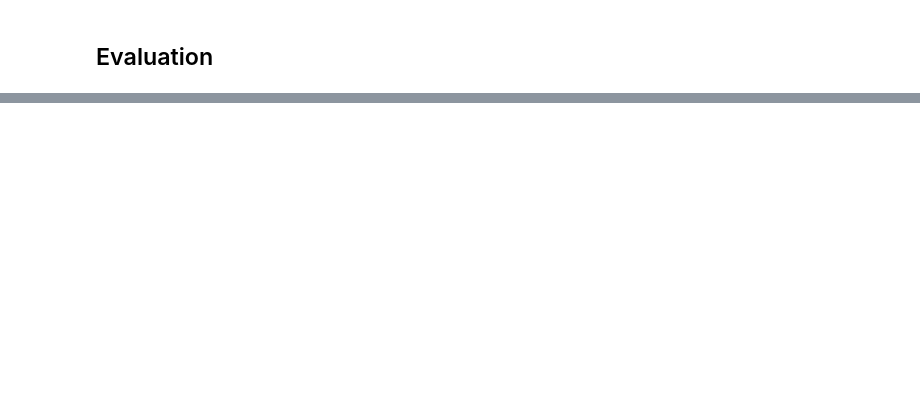
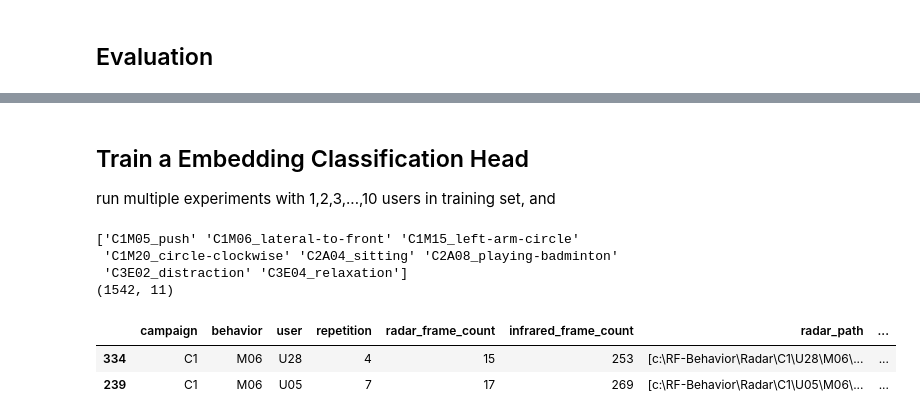
Before and after one commit to anasdev1204/CoDaS-Radar-based-Sentiment-Analysis-and-recognition, a Jupyter notebook: mudassar/training.ipynb, the cells around one changed output, grey strips where cells are left out. Saved outputs shown, nothing was run; the diff lists cells and outputs as text; code cells hidden in the pictures; blank space fills up the shorter version.

```diff
--- a/mudassar/training.ipynb
+++ b/mudassar/training.ipynb
@@ -629,0 +748,22 @@ playing-badminton       1.00      0.02      0.04       192
+# %% [markdown]
+## Train a Embedding Classification Head
+
+run multiple experiments with 1,2,3,...,10 users in training set, and
+# %%
+# dataset = pd.read_csv("unseen_behavior_embeddings_20260622_best_val_loss.csv")
+# dataset["radar_embedding"] = dataset["radar_embedding"].apply(lambda x: np.array(json.loads(x)))
+# dataset["infrared_embedding"] = dataset["infrared_embedding"].apply(lambda x: np.array(json.loads(x)))
+dataset = unseen_df.copy()
+dataset["labels"] = dataset.campaign + dataset.behavior + "_" + dataset.behavior.apply(lambda b: map_to_name([b])[0])
+print(dataset.labels.unique())
+# dataset = dataset[dataset.behavior.isin(("M05", "A04"))].reset_index(drop=True)
+print(dataset.shape)
+dataset.sample(2)
+# %% [output]
+['C1M05_push' 'C1M06_lateral-to-front' 'C1M15_left-arm-circle'
+ 'C1M20_circle-clockwise' 'C2A04_sitting' 'C2A08_playing-badminton'
+ 'C3E02_distraction' 'C3E04_relaxation']
+(1542, 11)
+|  | campaign | behavior | user | repetition | radar_frame_count | infrared_frame_count | radar_path | ... |
+| 334 | C1 | M06 | U28 | 4 | 15 | 253 | [c:\RF-Behavior\Radar\C1\U28\M06\... | ... |
+| 239 | C1 | M06 | U05 | 7 | 17 | 269 | [c:\RF-Behavior\Radar\C1\U05\M06\... | ... |
```
Also changed, not shown: parts of 38 cells of this notebook, 3 other files.
